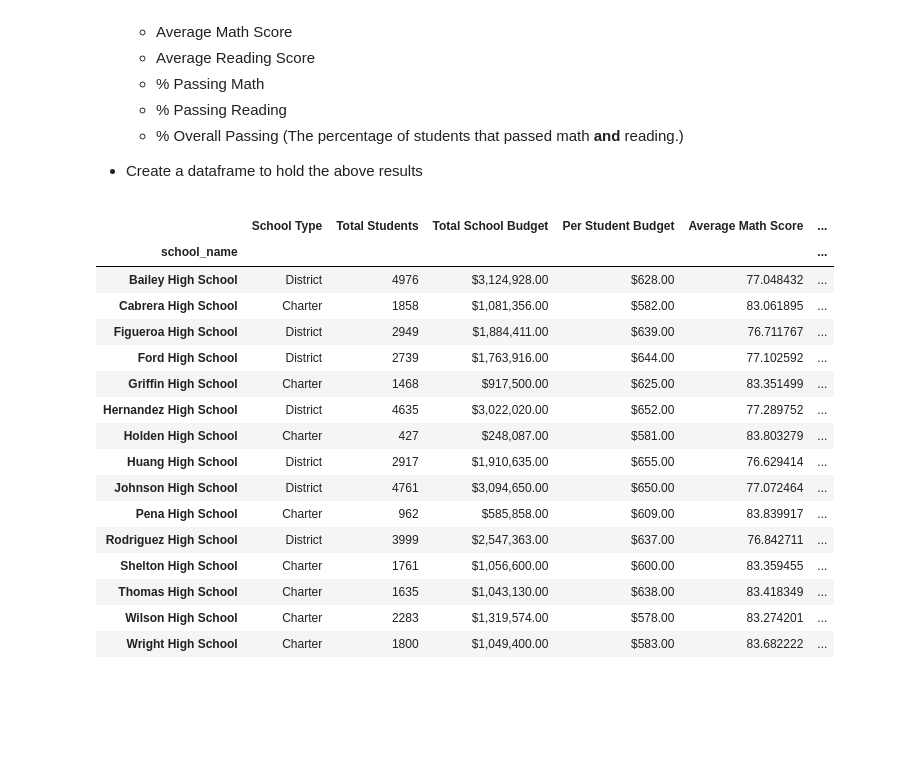
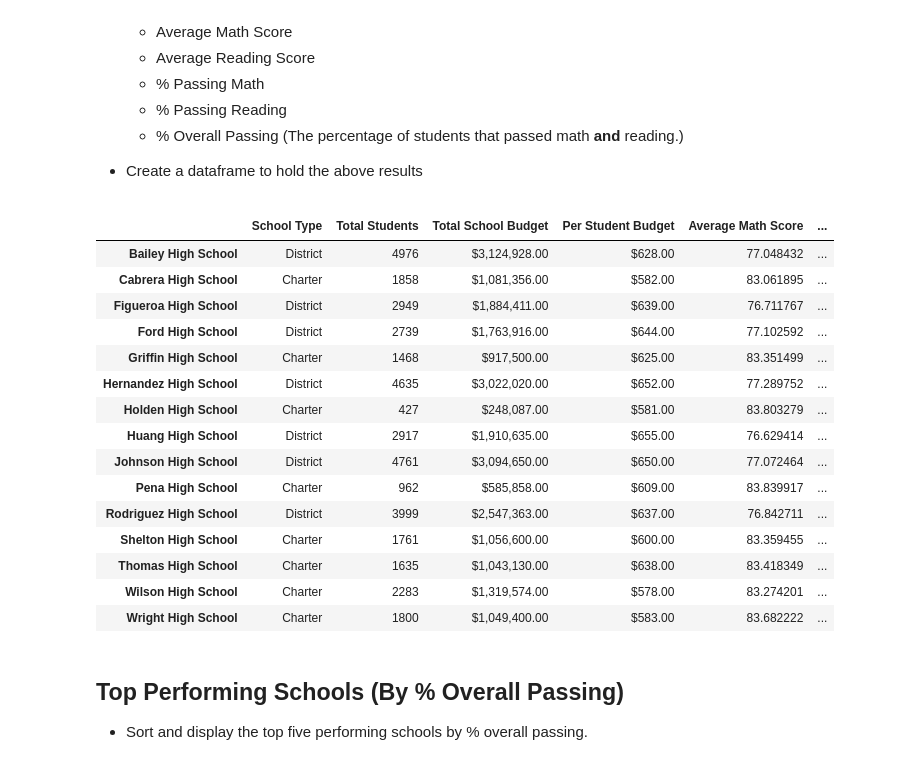
Before and after one commit to bnarath/pandas-challenge, a Jupyter notebook: PyCitySchools/PyCitySchools.ipynb, the cells around one changed output. Drawn from its saved outputs; the diff is of its cells as text; code cells hidden in the pictures; blank space fills up the shorter version.

```diff
--- a/PyCitySchools/PyCitySchools.ipynb
+++ b/PyCitySchools/PyCitySchools.ipynb
@@ -102,34 +105,39 @@ math_pass_DF = school_data_complete.loc[school_data_complete.math_score >= 70].g
 math_perc_pass_DF = pd.DataFrame(math_pass_DF.apply(lambda x: 100*x['Student ID']/school_summary.loc[x['school_name'], 'Total Students'], axis=1))
 math_perc_pass_DF.index = math_pass_DF['school_name']
 math_perc_pass_DF.columns = ['% Passing Math']
 
 #% Passing Reading
 reading_pass_DF = school_data_complete.loc[school_data_complete.reading_score >= 70].groupby('school_name')['Student ID'].count().reset_index()
 reading_perc_pass_DF = pd.DataFrame(reading_pass_DF.apply(lambda x: 100*x['Student ID']/school_summary.loc[x['school_name'], 'Total Students'], axis=1))
 reading_perc_pass_DF.index = reading_pass_DF['school_name']
 reading_perc_pass_DF.columns = ['% Passing Reading']
 
 
 #% Overall Passing
 overall_pass_DF = school_data_complete.loc[(school_data_complete.math_score >= 70)&(school_data_complete.reading_score >= 70)].groupby('school_name')['Student ID'].count().reset_index()
 overall_perc_pass_DF = pd.DataFrame(overall_pass_DF.apply(lambda x: 100*x['Student ID']/school_summary.loc[x['school_name'], 'Total Students'], axis=1))
 overall_perc_pass_DF.index = overall_pass_DF['school_name']
 overall_perc_pass_DF.columns = ['% Overall Passing']
 
 #Concatenate math_pass_DF, reading_pass_DF and overall_pass_DF to school_summary
 school_summary = pd.concat([school_summary, math_perc_pass_DF, reading_perc_pass_DF, overall_perc_pass_DF], axis=1)
 
 #Reorder the column names as per the requirement
 school_summary = school_summary[['School Type', 'Total Students', 'Total School Budget','Per Student Budget', 'Average Math Score', 'Average Reading Score', '% Passing Math', '% Passing Reading', '% Overall Passing']]
 
+#Remove Index name (for the display)
+school_summary.index.name = None
+
+#Take school_summary before formatting (used later in the upcoming task)
+school_summary_nf = school_summary.copy()
+
 #Formatting
 school_summary[['Total School Budget', 'Per Student Budget']] = school_summary[['Total School Budget', 'Per Student Budget']].applymap(lambda x: "${:,.2f}".format(x))
 
 #Display
 school_summary
 # %% [output]
 |  | School Type | Total Students | Total School Budget | Per Student Budget | Average Math Score | ... |
-| school_name |  |  |  |  |  | ... |
 | Bailey High School | District | 4976 | $3,124,928.00 | $628.00 | 77.048432 | ... |
 | Cabrera High School | Charter | 1858 | $1,081,356.00 | $582.00 | 83.061895 | ... |
 | Figueroa High School | District | 2949 | $1,884,411.00 | $639.00 | 76.711767 | ... |
@@ -145,3 +153,6 @@ school_summary
 | Thomas High School | Charter | 1635 | $1,043,130.00 | $638.00 | 83.418349 | ... |
 | Wilson High School | Charter | 2283 | $1,319,574.00 | $578.00 | 83.274201 | ... |
 | Wright High School | Charter | 1800 | $1,049,400.00 | $583.00 | 83.682222 | ... |
+# %% [markdown]
+## Top Performing Schools (By % Overall Passing)
+* Sort and display the top five performing schools by % overall passing.
```
Also changed, not shown: parts of 28 cells of this notebook, 14 other files.
